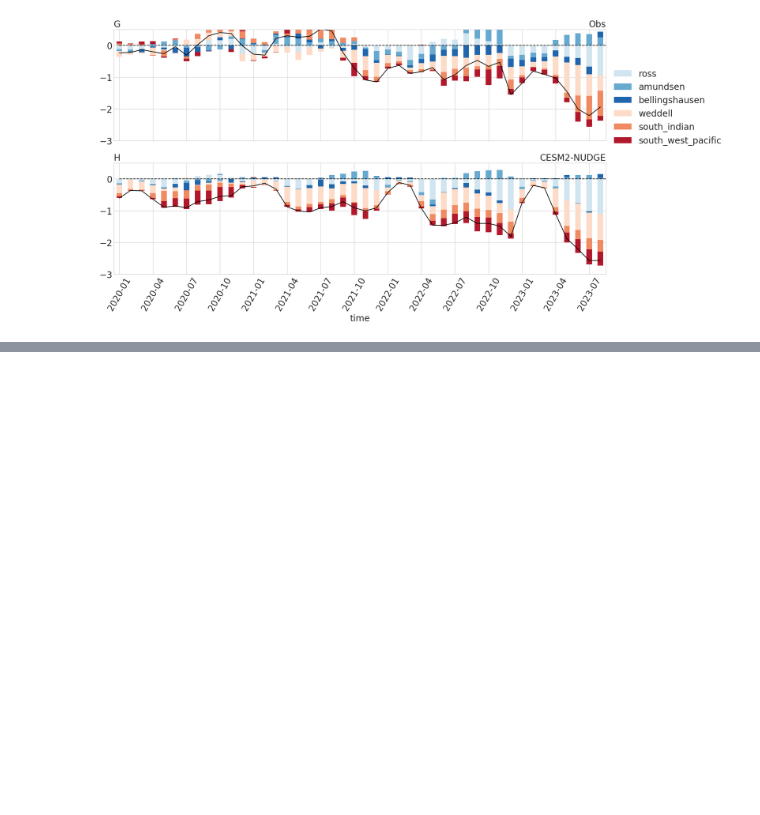
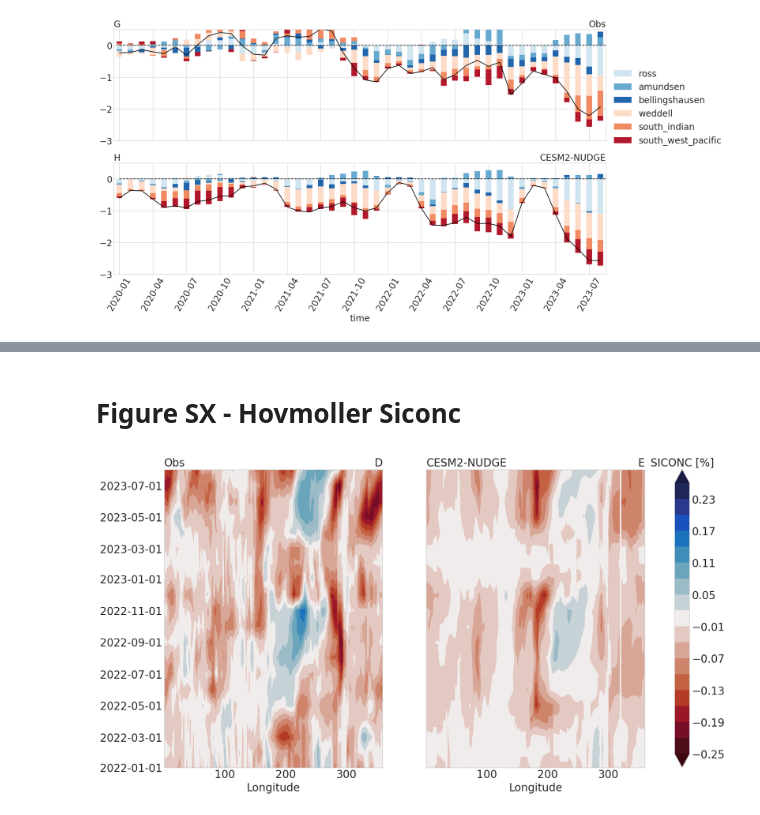
Before and after one commit to zacespinosa/SI-Antarctic, a Jupyter notebook: visualize/analysis_timeseries.ipynb, the cells around one changed output, grey strips where cells are left out. Drawn from its saved outputs; the diff is of its cells as text; code cells hidden in the pictures; blank space fills up the shorter version.

```diff
--- a/visualize/analysis_timeseries.ipynb
+++ b/visualize/analysis_timeseries.ipynb
@@ -145,0 +170,42 @@ timeseries(time_params)
+# %% [markdown]
+# Figure SX - Hovmoller Siconc
+# %%
+ICE_LAT_RANGE = slice(-90, -50)
+
+cmap_info = {
+    "cmap": cmocean.cm.balance_r,
+    "levels": np.arange(-.25, .28, .03),
+    "units": "SICONC [%]",
+}
+
+save_info = {
+    "save": True,
+    "path": "figures/Figure_SX_Hovmoller-SICONC.png",
+    "dpi": 400,
+}
+times = np.arange("2022-01", "2023-09", dtype="datetime64[M]")
+
+
+# Prep Data
+cesm = cesm2_ice_anoms["aice"].sel(time=TIME_RANGE, lat=ICE_LAT_RANGE).mean(dim="lat", skipna=True)
+obs = nsidc_ice_anoms["cdr_seaice_conc"].sel(time=TIME_RANGE, lat=ICE_LAT_RANGE).mean(dim="lat", skipna=True)
+
+create_hovmoller(
+    dfs={
+        "obs": {
+            "data": obs,
+            "left_title": "Obs",
+            "right_title": "D",
+        },
+        "cesm": {
+            "data": cesm,
+            "left_title": "CESM2-NUDGE",
+            "right_title": "E",
+        }
+    },
+    times=times,
+    cmap_info=cmap_info,
+    save_info=save_info
+)
+# %% [output]
+[figure, added]
```
Also changed, not shown: parts of 8 cells of this notebook, 15 other files.
